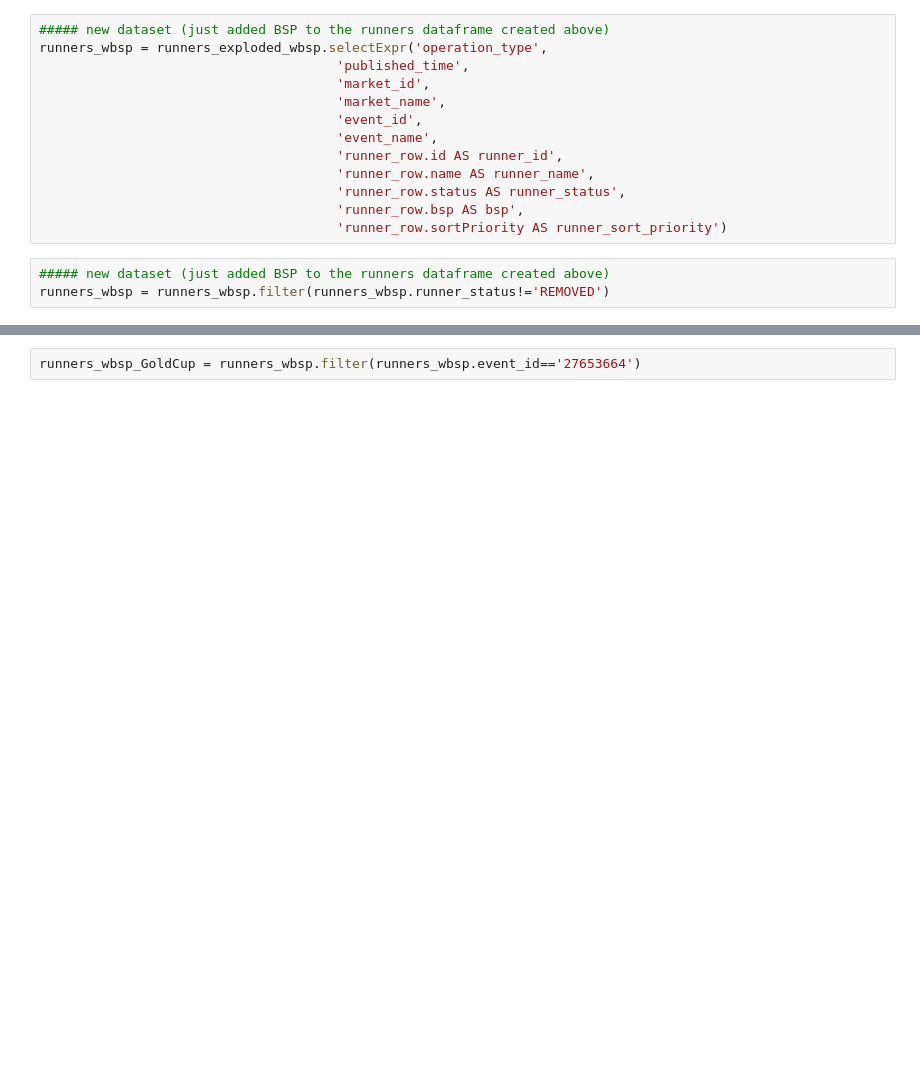
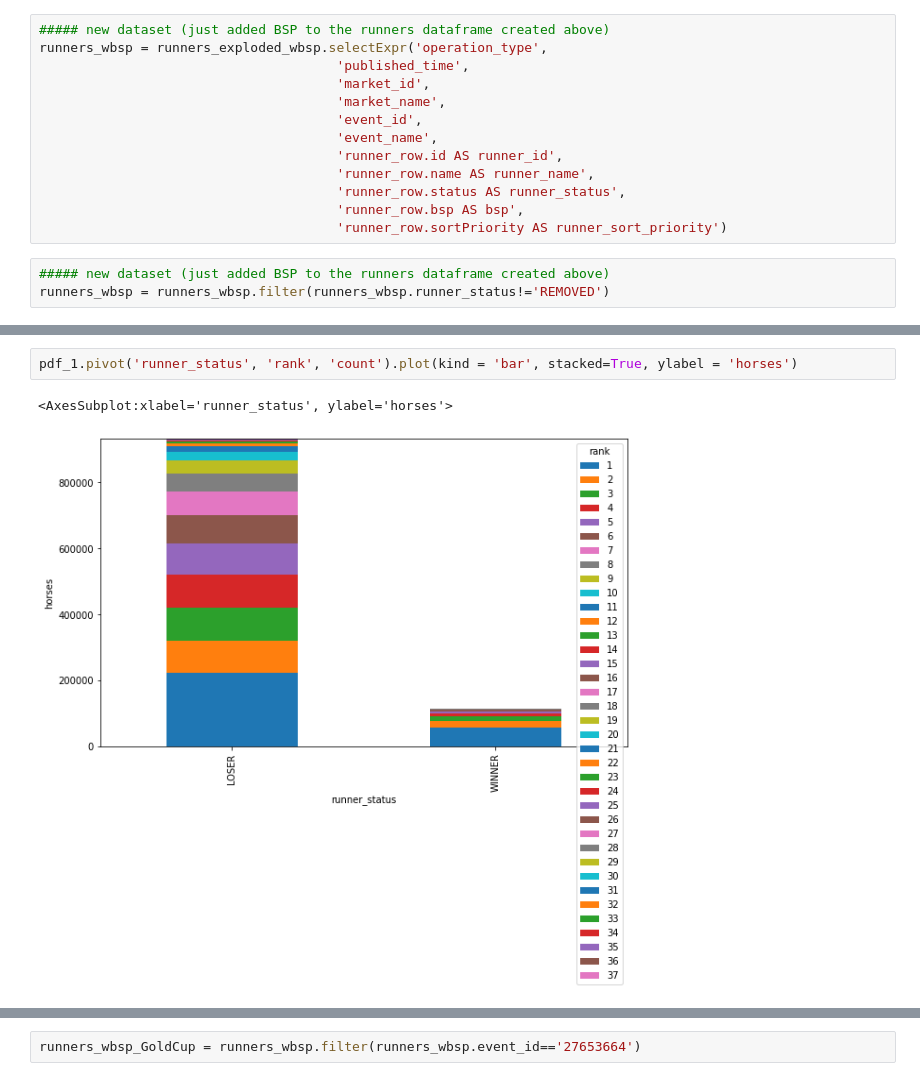
Before and after one commit to trentsteel777/mongo-spark-jupyter, a Jupyter notebook: notebooks/Ais_Q1_SpeedyHorseNames_Overstated.ipynb, the cells around one changed output, grey strips where cells are left out. Cells and saved outputs as stored; diff of their text form; blank space fills up the shorter version.

```diff
--- a/notebooks/Ais_Q1_SpeedyHorseNames_Overstated.ipynb
+++ b/notebooks/Ais_Q1_SpeedyHorseNames_Overstated.ipynb
@@ -200,0 +288,5 @@ runners_wbsp = runners_wbsp.filter(runners_wbsp.runner_status!='REMOVED')
+# %%
+pdf_1.pivot('runner_status', 'rank', 'count').plot(kind = 'bar', stacked=True, ylabel = 'horses')
+# %% [output]
+<AxesSubplot:xlabel='runner_status', ylabel='horses'>
+[figure, added]
```
Also changed, not shown: parts of 47 cells of this notebook, 10 other files.
